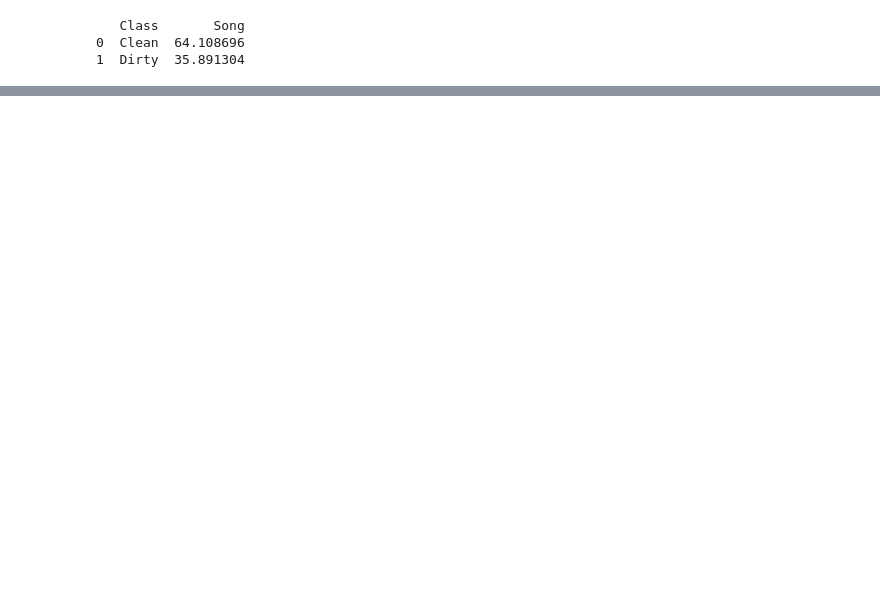
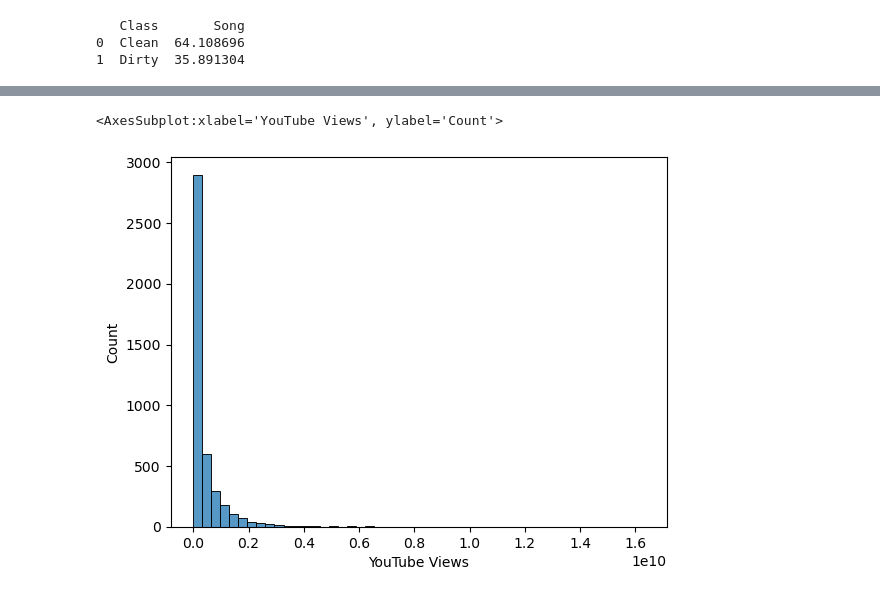
Before and after one commit to Google-Stein/CCIC-Artificial-Intelligence, a Jupyter notebook: Semester 1/Spotify/Spotify2024.ipynb, the cells around one changed output, grey strips where cells are left out. Saved outputs shown, nothing was run; the diff lists cells and outputs as text; code cells hidden in the pictures; blank space fills up the shorter version.

```diff
--- a/Semester 1/Spotify/Spotify2024.ipynb
+++ b/Semester 1/Spotify/Spotify2024.ipynb
@@ -16,3 +16,7 @@ data.head()
 | 3 | Flowers | Flowers - Single | Miley Cyrus | 1/12/2023 | USSM12209777 | 4 | 444.9 | 2,031,280,633 | ... |
 | 4 | Houdini | Houdini | Eminem | 5/31/2024 | USUG12403398 | 5 | 423.3 | 107,034,922 | ... |
 5 rows × 29 columns
+# %%
+data["YouTube Views"] = data["YouTube Views"].str.replace(',','')
+data["YouTube Views"] = pd.to_numeric(data["YouTube Views"], errors="coerce")
+type(data.loc[0]["YouTube Views"])
@@ -18,0 +25,4 @@ data.head()
+# %%
+data["Spotify Streams"] = data["Spotify Streams"].str.replace(',','')
+data["Spotify Streams"] = pd.to_numeric(data["Spotify Streams"], errors="coerce")
+type(data.loc[0]["Spotify Streams"])
@@ -174,0 +168,5 @@ sns.barplot(data=dates, x='Months', y='Count')
+# %%
+sns.histplot(data=data, x="YouTube Views", bins=50, kde=False)
+# %% [output]
+<AxesSubplot:xlabel='YouTube Views', ylabel='Count'>
+[figure, added]
```
Also changed, not shown: parts of 9 cells of this notebook.
